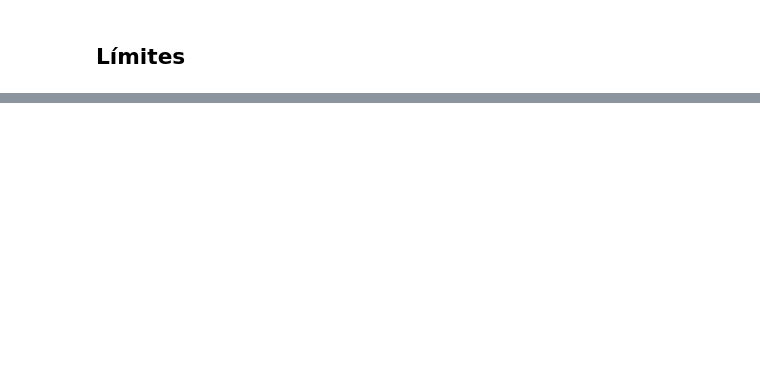
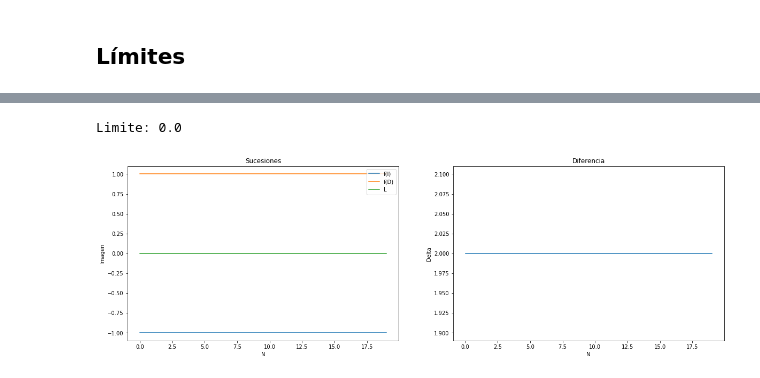
Before and after one commit to Aleph-GORY/switched-on-leibniz, a Jupyter notebook: calculo2/laboratorios/L0_NumerosReales.ipynb, the cells around one changed output, grey strips where cells are left out. Cells and saved outputs as stored; diff of their text form; code cells hidden in the pictures; blank space fills up the shorter version.

```diff
--- a/calculo2/laboratorios/L0_NumerosReales.ipynb
+++ b/calculo2/laboratorios/L0_NumerosReales.ipynb
@@ -190,0 +290,10 @@ Y aunque parezca que no vale la pena nos da una idea, y no es una demo
+# %%
+#caso 3
+def f3(x):
+    return np.abs(x)/x
+
+lim = limite(f3, 0)
+print('Limite:', lim)
+# %% [output]
+Limite: 0.0
+[figure, added]
```
Also changed, not shown: parts of 32 cells of this notebook.
